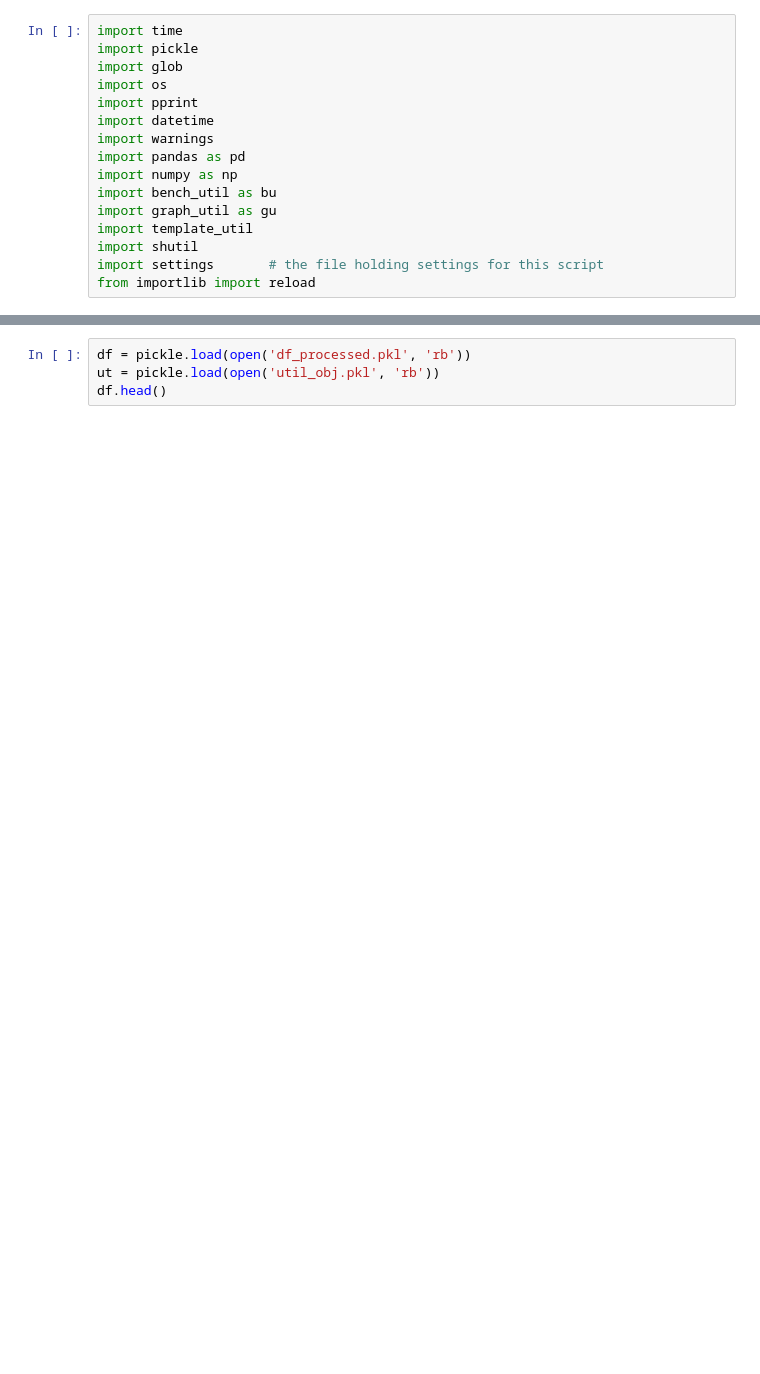
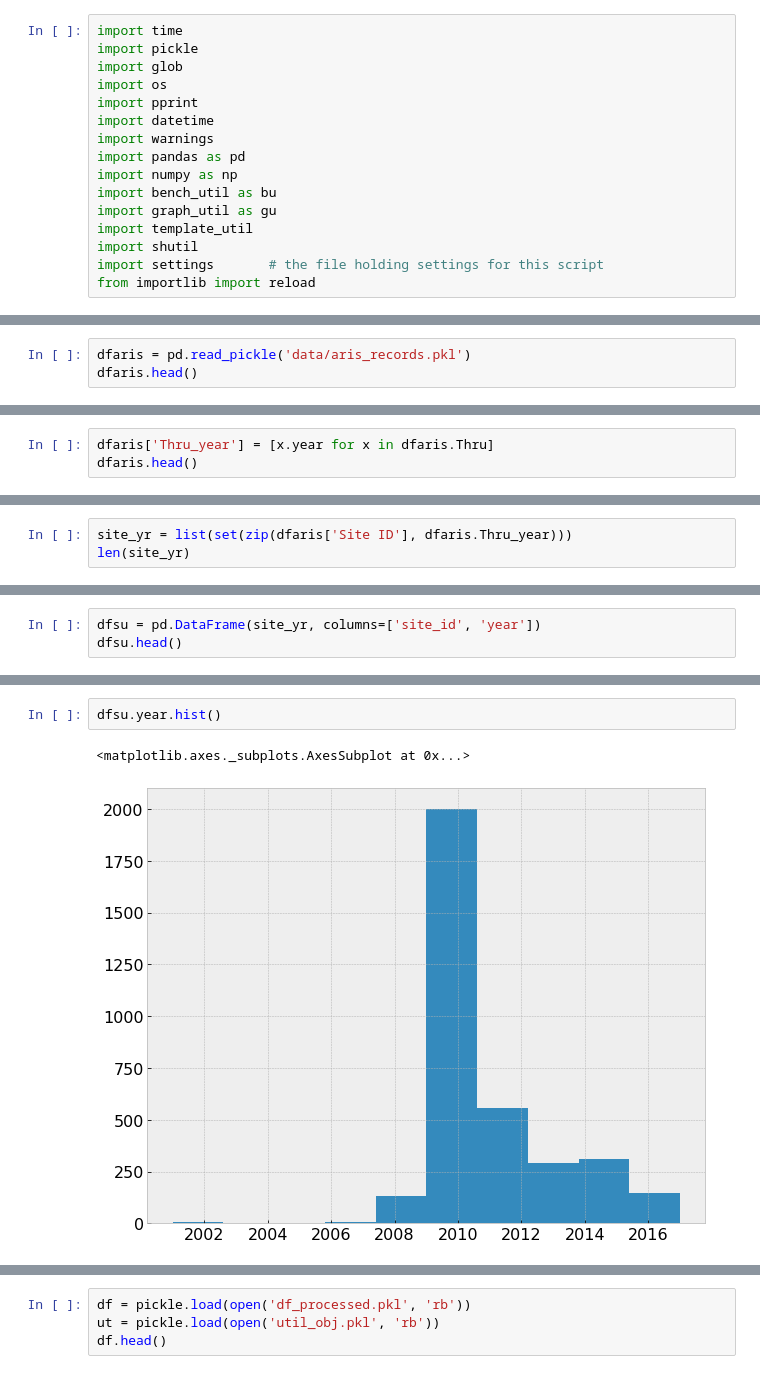
Before and after one commit to alanmitchell/fnsb-benchmark, a Jupyter notebook: graph_prep.ipynb, the cells around one changed output, grey strips where cells are left out. Saved outputs shown, nothing was run; the diff lists cells and outputs as text; blank space fills up the shorter version.

Commit message:
Graph prep change?

```diff
--- a/graph_prep.ipynb
+++ b/graph_prep.ipynb
@@ -16,0 +35,3 @@ from importlib import reload
+# %%
+dfaris = pd.read_pickle('data/aris_records.pkl')
+dfaris.head()
@@ -16,0 +45,3 @@ from importlib import reload
+# %%
+dfaris['Thru_year'] = [x.year for x in dfaris.Thru]
+dfaris.head()
@@ -16,0 +55,3 @@ from importlib import reload
+# %%
+site_yr = list(set(zip(dfaris['Site ID'], dfaris.Thru_year)))
+len(site_yr)
@@ -16,0 +60,3 @@ from importlib import reload
+# %%
+dfsu = pd.DataFrame(site_yr, columns=['site_id', 'year'])
+dfsu.head()
@@ -16,0 +70,5 @@ from importlib import reload
+# %%
+dfsu.year.hist()
+# %% [output]
+<matplotlib.axes._subplots.AxesSubplot at 0x...>
+[figure, added]
```
Also changed, not shown: parts of 10 cells of this notebook.
